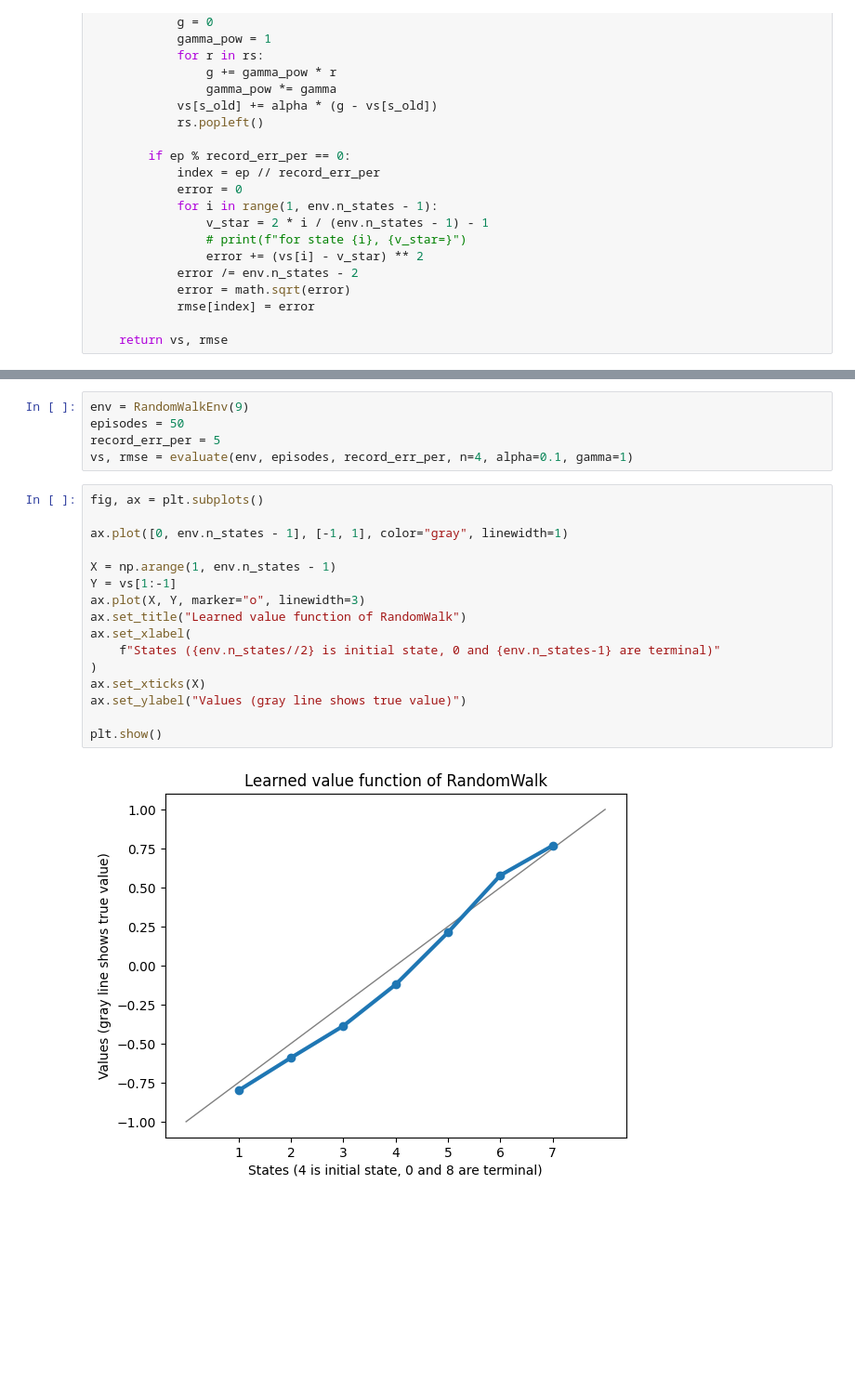
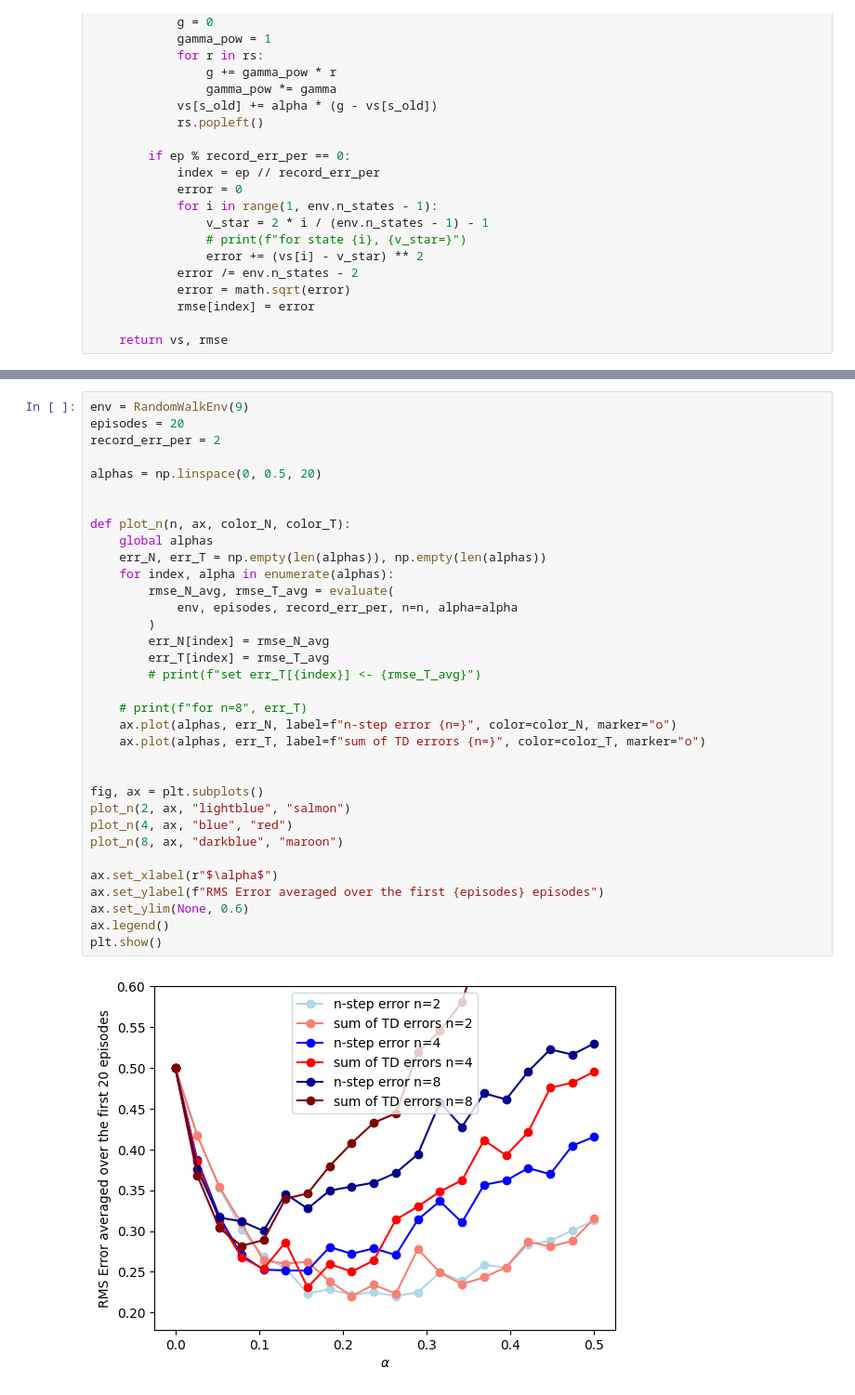
Before and after one commit to 4x1om/barto_sutton_exercises, a Jupyter notebook: 7.2_td_errors/td_errors.ipynb, the cells around one changed output, grey strips where cells are left out. Shown: that part at 93% size. Drawn from its saved outputs; the diff is of its cells as text; blank space fills up the shorter version.

```diff
--- a/7.2_td_errors/td_errors.ipynb
+++ b/7.2_td_errors/td_errors.ipynb
@@ -117,26 +204,39 @@ def evaluate(env, episodes, record_err_per, runs=10, n=1, alpha=0.1, gamma=1.0):
-# %%
-env = RandomWalkEnv(9)
-episodes = 50
-record_err_per = 5
-vs, rmse = evaluate(env, episodes, record_err_per, n=4, alpha=0.1, gamma=1)
-# %%
-fig, ax = plt.subplots()
-
-ax.plot([0, env.n_states - 1], [-1, 1], color="gray", linewidth=1)
-
-X = np.arange(1, env.n_states - 1)
-Y = vs[1:-1]
-ax.plot(X, Y, marker="o", linewidth=3)
-ax.set_title("Learned value function of RandomWalk")
-ax.set_xlabel(
-    f"States ({env.n_states//2} is initial state, 0 and {env.n_states-1} are terminal)"
-)
-ax.set_xticks(X)
-ax.set_ylabel("Values (gray line shows true value)")
-
-plt.show()
-# %% [output]
-[figure, removed]
+# %%
+env = RandomWalkEnv(9)
+episodes = 20
+record_err_per = 2
+
+alphas = np.linspace(0, 0.5, 20)
+
+
+def plot_n(n, ax, color_N, color_T):
+    global alphas
+    err_N, err_T = np.empty(len(alphas)), np.empty(len(alphas))
+    for index, alpha in enumerate(alphas):
+        rmse_N_avg, rmse_T_avg = evaluate(
+            env, episodes, record_err_per, n=n, alpha=alpha
+        )
+        err_N[index] = rmse_N_avg
+        err_T[index] = rmse_T_avg
+        # print(f"set err_T[{index}] <- {rmse_T_avg}")
+
+    # print(f"for n=8", err_T)
+    ax.plot(alphas, err_N, label=f"n-step error {n=}", color=color_N, marker="o")
+    ax.plot(alphas, err_T, label=f"sum of TD errors {n=}", color=color_T, marker="o")
+
+
+fig, ax = plt.subplots()
+plot_n(2, ax, "lightblue", "salmon")
+plot_n(4, ax, "blue", "red")
+plot_n(8, ax, "darkblue", "maroon")
+
+ax.set_xlabel(r"$\alpha$")
+ax.set_ylabel(f"RMS Error averaged over the first {episodes} episodes")
+ax.set_ylim(None, 0.6)
+ax.legend()
+plt.show()
+# %% [output]
+[figure, added]
 # %%
 fig, ax = plt.subplots()
 
```
Also changed, not shown: parts of 7 cells of this notebook.
